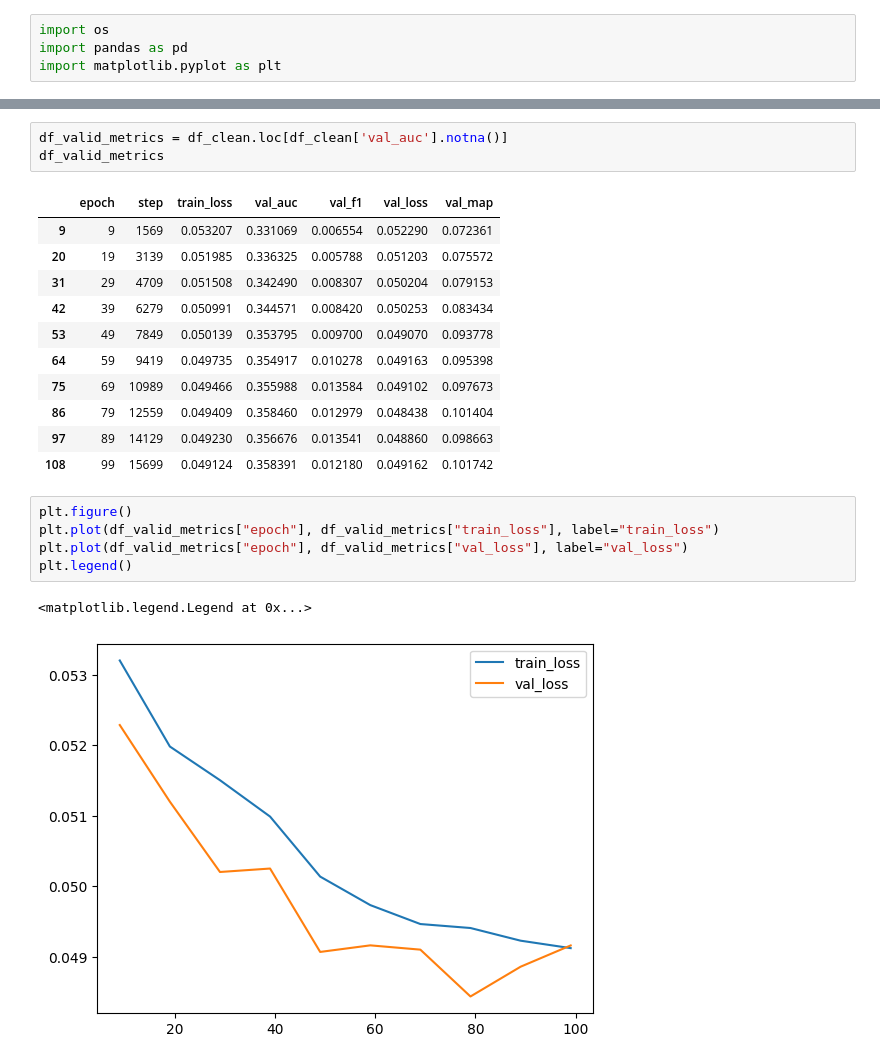
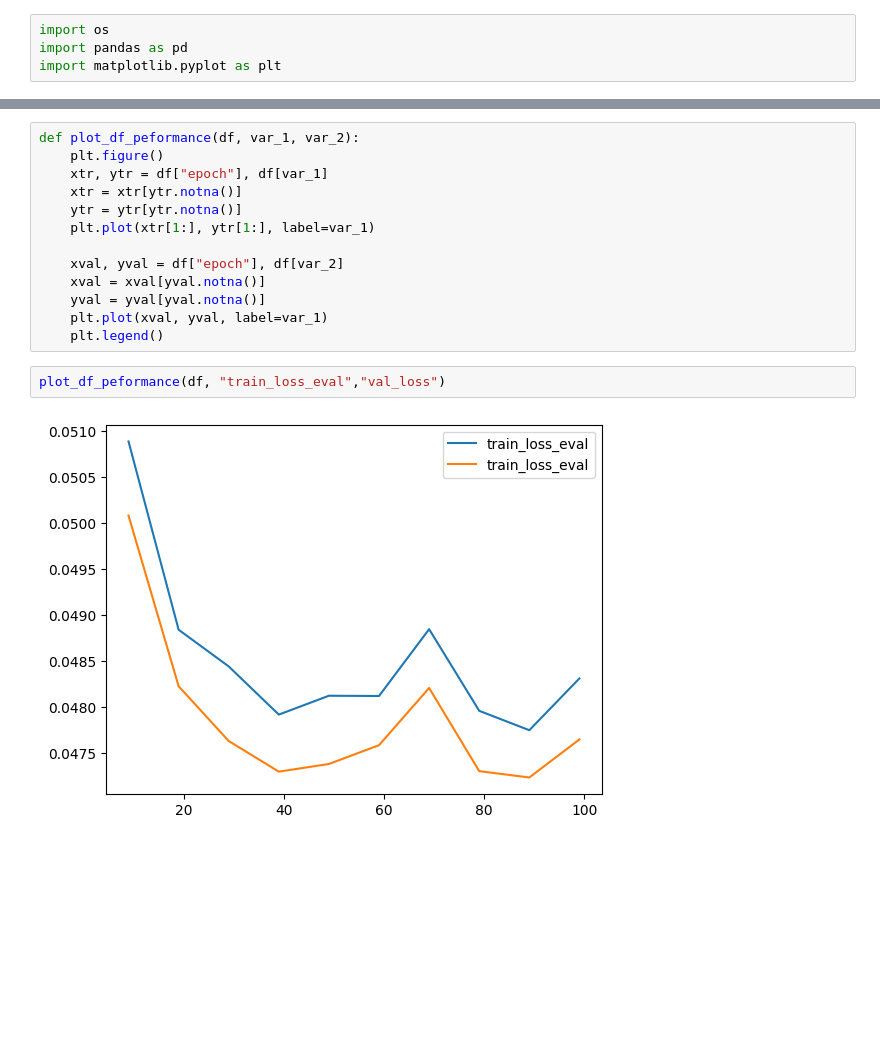
Before and after one commit to JoseFRuiz/audio-classification, a Jupyter notebook: performance.ipynb, the cells around one changed output, grey strips where cells are left out. Cells and saved outputs as stored; diff of their text form; blank space fills up the shorter version.

```diff
--- a/performance.ipynb
+++ b/performance.ipynb
@@ -48,23 +32,17 @@ df_clean = df_clean.sort_values('epoch')
-# %%
-df_valid_metrics = df_clean.loc[df_clean['val_auc'].notna()]
-df_valid_metrics
-# %% [output]
-|  | epoch | step | train_loss | val_auc | val_f1 | val_loss | val_map |
-| 9 | 9 | 1569 | 0.053207 | 0.331069 | 0.006554 | 0.052290 | 0.072361 |
-| 20 | 19 | 3139 | 0.051985 | 0.336325 | 0.005788 | 0.051203 | 0.075572 |
-| 31 | 29 | 4709 | 0.051508 | 0.342490 | 0.008307 | 0.050204 | 0.079153 |
-| 42 | 39 | 6279 | 0.050991 | 0.344571 | 0.008420 | 0.050253 | 0.083434 |
-| 53 | 49 | 7849 | 0.050139 | 0.353795 | 0.009700 | 0.049070 | 0.093778 |
-| 64 | 59 | 9419 | 0.049735 | 0.354917 | 0.010278 | 0.049163 | 0.095398 |
-| 75 | 69 | 10989 | 0.049466 | 0.355988 | 0.013584 | 0.049102 | 0.097673 |
-| 86 | 79 | 12559 | 0.049409 | 0.358460 | 0.012979 | 0.048438 | 0.101404 |
-| 97 | 89 | 14129 | 0.049230 | 0.356676 | 0.013541 | 0.048860 | 0.098663 |
-| 108 | 99 | 15699 | 0.049124 | 0.358391 | 0.012180 | 0.049162 | 0.101742 |
-# %%
-plt.figure()
-plt.plot(df_valid_metrics["epoch"], df_valid_metrics["train_loss"], label="train_loss")
-plt.plot(df_valid_metrics["epoch"], df_valid_metrics["val_loss"], label="val_loss")
-plt.legend()
-# %% [output]
-<matplotlib.legend.Legend at 0x...>
-[figure, removed]
+# %%
+def plot_df_peformance(df, var_1, var_2):
+    plt.figure()
+    xtr, ytr = df["epoch"], df[var_1]
+    xtr = xtr[ytr.notna()]
+    ytr = ytr[ytr.notna()]
+    plt.plot(xtr[1:], ytr[1:], label=var_1)
+
+    xval, yval = df["epoch"], df[var_2]
+    xval = xval[yval.notna()]
+    yval = yval[yval.notna()]
+    plt.plot(xval, yval, label=var_1)
+    plt.legend()
+# %%
+plot_df_peformance(df, "train_loss_eval","val_loss")
+# %% [output]
+[figure, added]
```
Also changed, not shown: parts of 5 cells of this notebook.
